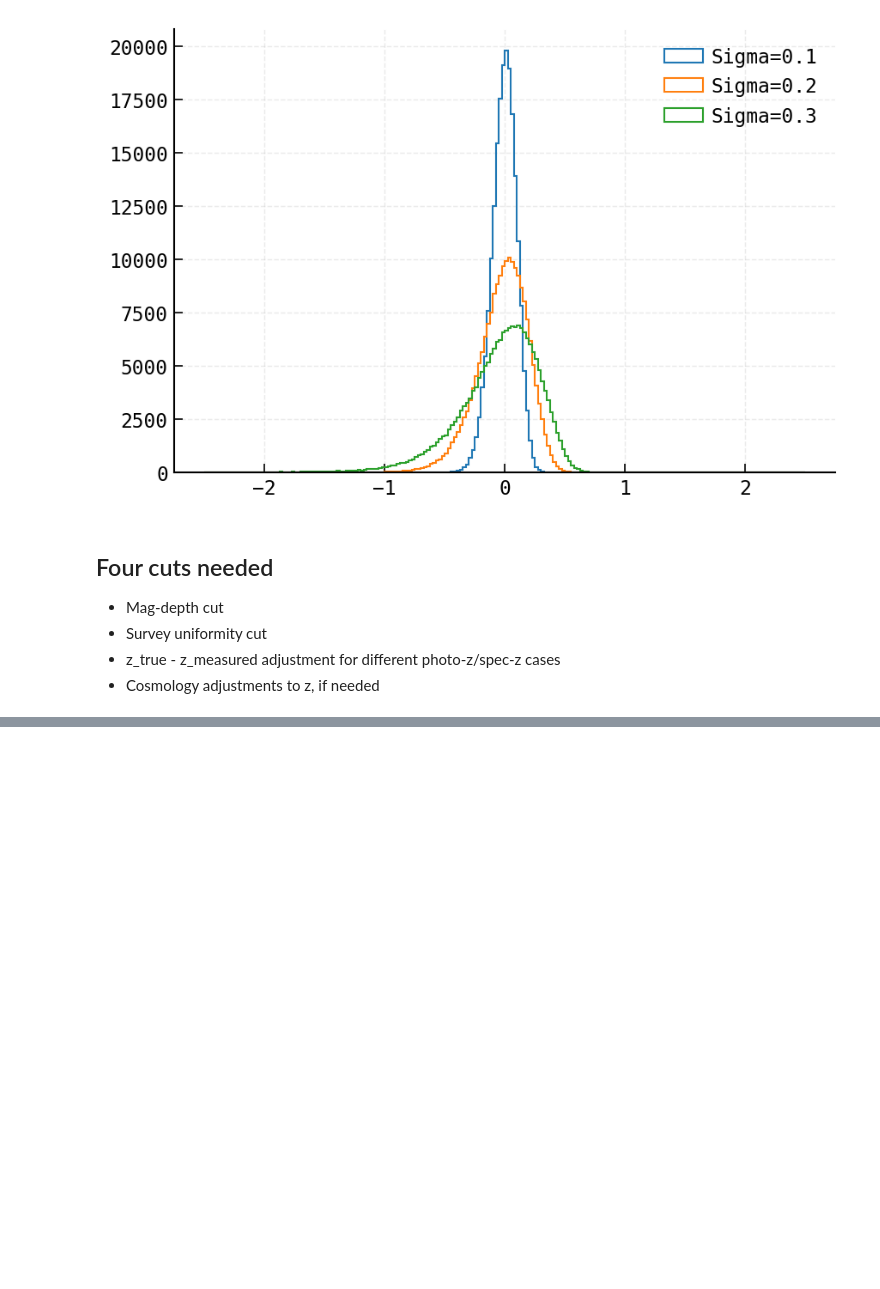
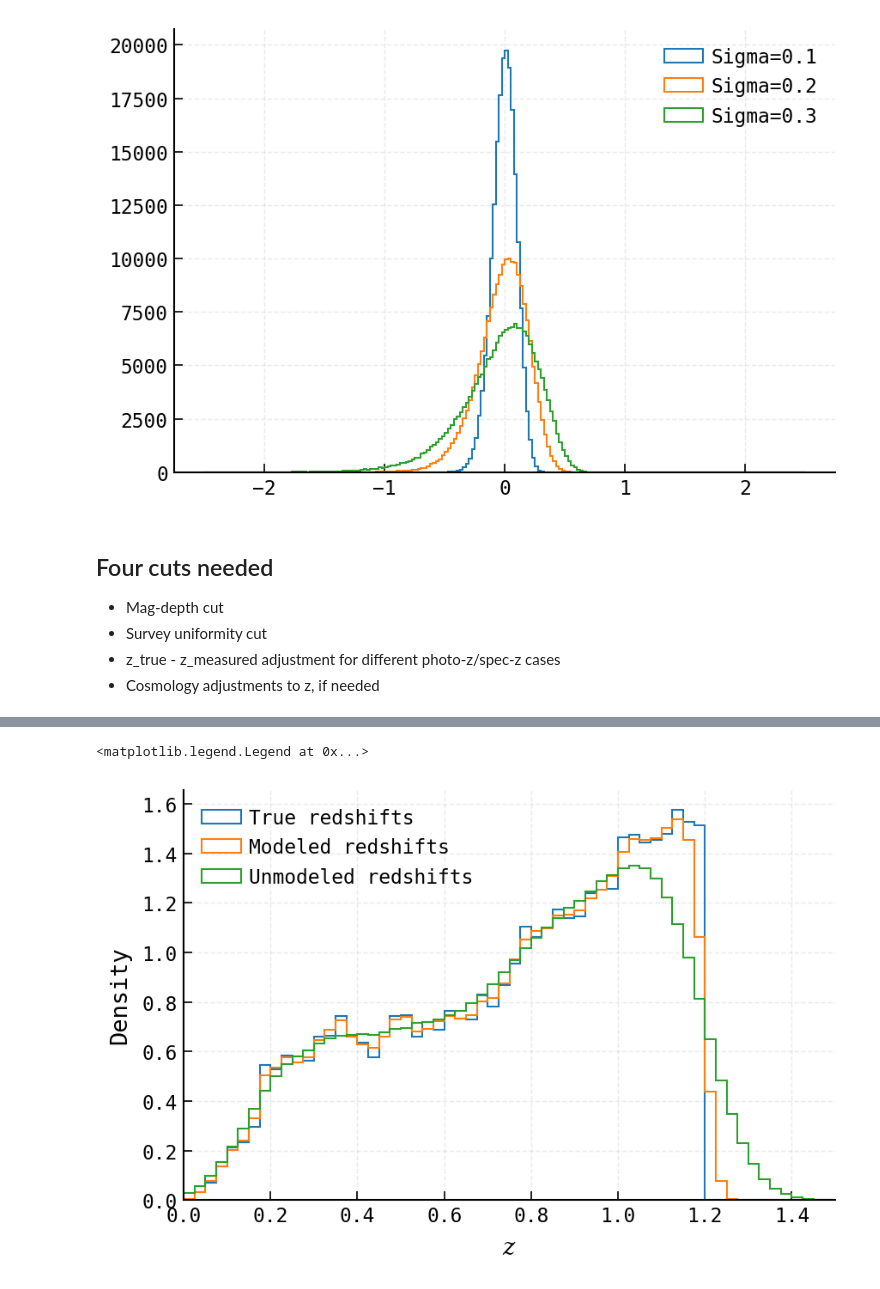
Before and after one commit to LSSTDESC/gwStreetlights, a Jupyter notebook: galCats/initialCuts.ipynb, the cells around one changed output, grey strips where cells are left out. Drawn from its saved outputs; the diff is of its cells as text; code cells hidden in the pictures; blank space fills up the shorter version.

```diff
--- a/galCats/initialCuts.ipynb
+++ b/galCats/initialCuts.ipynb
@@ -238,0 +328,15 @@ ax.legend()
+# %%
+data["photoz_unmodeled"] = ut.trueZ_to_photoZ(data["redshift_true"],10)
+data["photoz_modeled"] = ut.trueZ_to_photoZ(data["redshift_true"],10,modeled=True)
+# %%
+fig,ax = plt.subplots()
+for d,lbl in zip([data['redshift_true'],data['photoz_modeled'],data['photoz_unmodeled']],["True","Modeled","Unmodeled"]):
+    histVals = ax.hist(d,histtype="step",density=True,
+                       bins=np.arange(0,z_max+1+z_step,step=z_step),label=f"{lbl} redshifts")
+ax.set_xlim(0,1.5)
+ax.set_xlabel("$z$")
+ax.set_ylabel("Density")
+ax.legend()
+# %% [output]
+<matplotlib.legend.Legend at 0x...>
+[figure, added]
```
Also changed, not shown: parts of 30 cells of this notebook.
